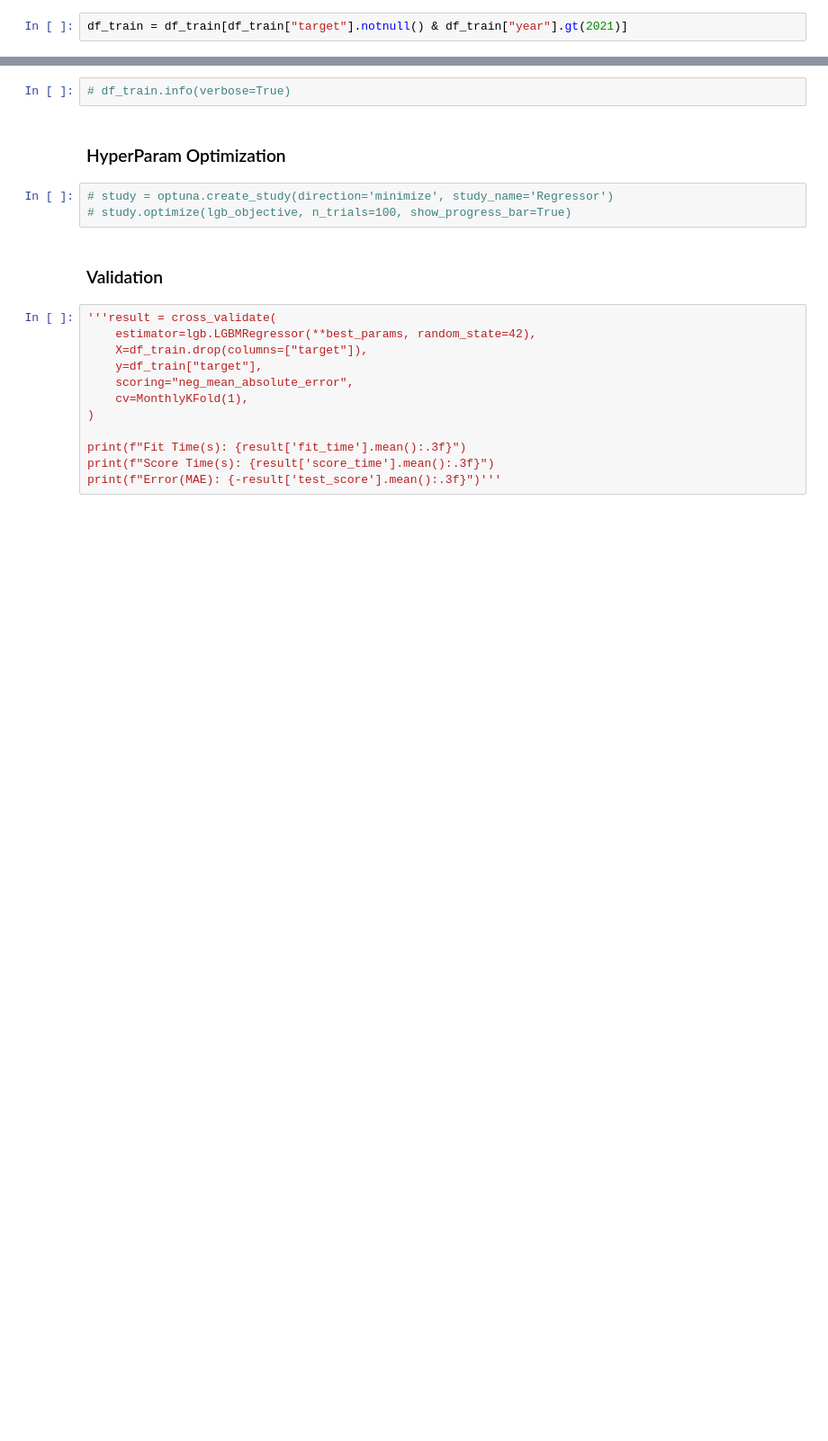
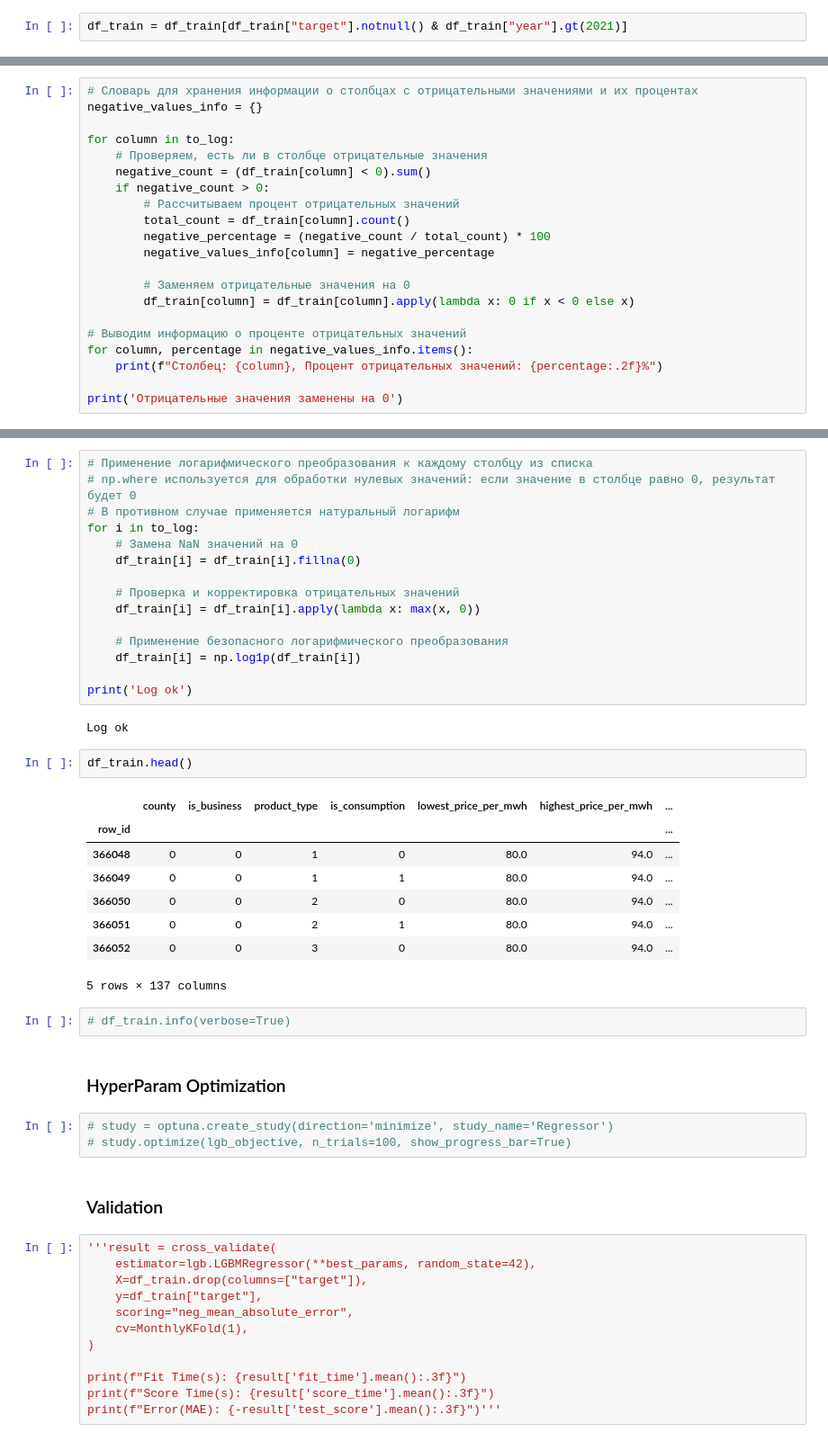
Before and after one commit to wasjaip/kaggle_notebooks-Public, a Jupyter notebook: fork-of-ergo-lite-v2-lgb-catv4.ipynb, the cells around one changed output, grey strips where cells are left out. Shown at 90% size. Saved outputs shown, nothing was run; the diff lists cells and outputs as text; blank space fills up the shorter version.

```diff
--- a/fork-of-ergo-lite-v2-lgb-catv4.ipynb
+++ b/fork-of-ergo-lite-v2-lgb-catv4.ipynb
@@ -418,0 +573,21 @@ df_train = df_train[df_train["target"].notnull() & df_train["year"].gt(2021)]
+# %%
+# Словарь для хранения информации о столбцах с отрицательными значениями и их процентах
+negative_values_info = {}
+
+for column in to_log:
+    # Проверяем, есть ли в столбце отрицательные значения
+    negative_count = (df_train[column] < 0).sum()
+    if negative_count > 0:
+        # Рассчитываем процент отрицательных значений
+        total_count = df_train[column].count()
+        negative_percentage = (negative_count / total_count) * 100
+        negative_values_info[column] = negative_percentage
+
+        # Заменяем отрицательные значения на 0
+        df_train[column] = df_train[column].apply(lambda x: 0 if x < 0 else x)
+
+# Выводим информацию о проценте отрицательных значений
+for column, percentage in negative_values_info.items():
+    print(f"Столбец: {column}, Процент отрицательных значений: {percentage:.2f}%")
+
+print('Отрицательные значения заменены на 0')
@@ -419,3 +611,31 @@ df_train = df_train[df_train["target"].notnull() & df_train["year"].gt(2021)]
+# %%
+# Применение логарифмического преобразования к каждому столбцу из списка
+# np.where используется для обработки нулевых значений: если значение в столбце равно 0, результат будет 0
+# В противном случае применяется натуральный логарифм
+for i in to_log:
+    # Замена NaN значений на 0
+    df_train[i] = df_train[i].fillna(0)
+
+    # Проверка и корректировка отрицательных значений
+    df_train[i] = df_train[i].apply(lambda x: max(x, 0))
+
+    # Применение безопасного логарифмического преобразования
+    df_train[i] = np.log1p(df_train[i])
+
+print('Log ok')
+# %% [output]
+Log ok
+# %%
+df_train.head()
+# %% [output]
+|  | county | is_business | product_type | is_consumption | lowest_price_per_mwh | highest_price_per_mwh | ... |
+| row_id |  |  |  |  |  |  | ... |
+| 366048 | 0 | 0 | 1 | 0 | 80.0 | 94.0 | ... |
+| 366049 | 0 | 0 | 1 | 1 | 80.0 | 94.0 | ... |
+| 366050 | 0 | 0 | 2 | 0 | 80.0 | 94.0 | ... |
+| 366051 | 0 | 0 | 2 | 1 | 80.0 | 94.0 | ... |
+| 366052 | 0 | 0 | 3 | 0 | 80.0 | 94.0 | ... |
+5 rows × 137 columns
 # %%
 # df_train.info(verbose=True)
 # %% [markdown]
```
Also changed, not shown: parts of 11 cells of this notebook.
